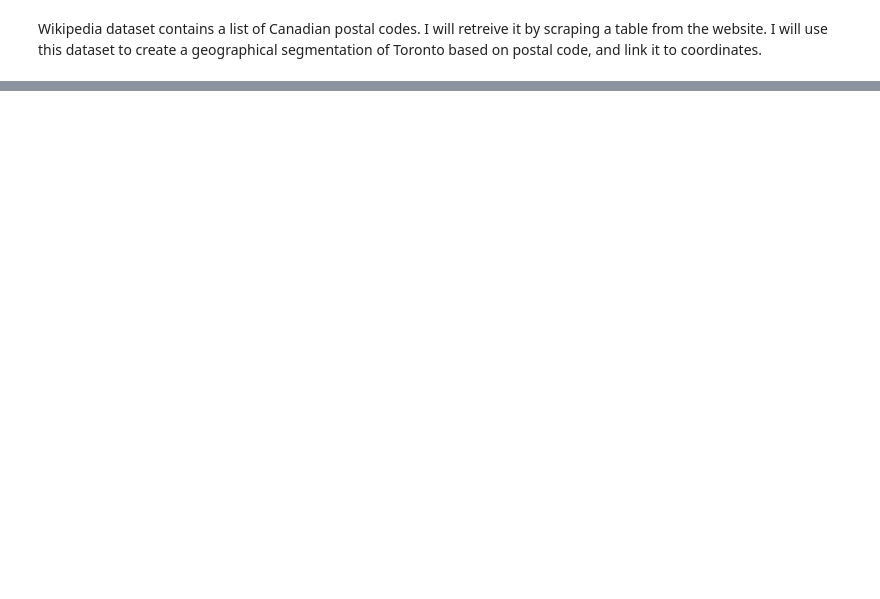
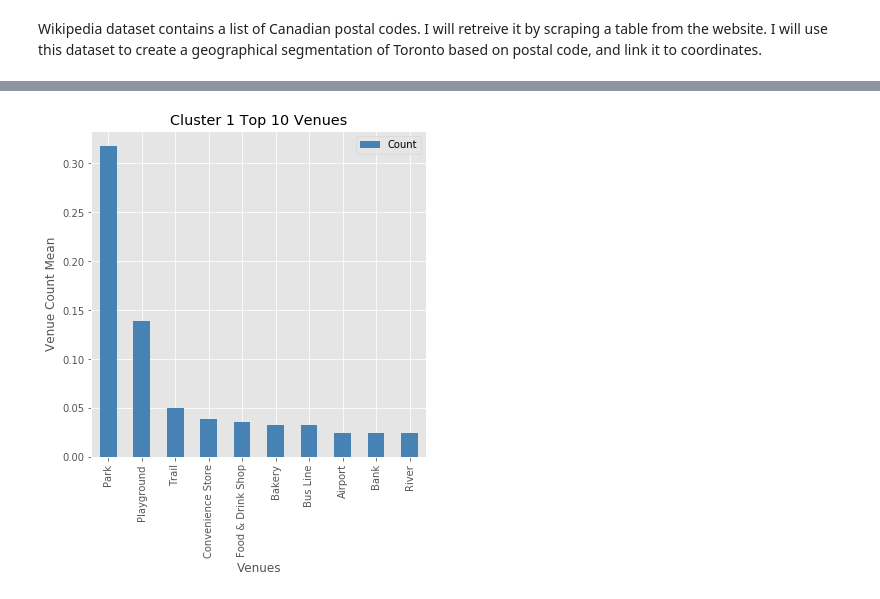
Before and after one commit to yanjiang888/Coursera_Capstone, a Jupyter notebook: Capstone_Final_Project.ipynb, the cells around one changed output, grey strips where cells are left out. Drawn from its saved outputs; the diff is of its cells as text; code cells hidden in the pictures; blank space fills up the shorter version.

```diff
--- a/Capstone_Final_Project.ipynb
+++ b/Capstone_Final_Project.ipynb
@@ -371,0 +567,7 @@ df_rating
+# %%
+postcode_labels = postcode_venues_sorted[["PostCode", "Cluster Labels"]]
+postcode_labels.set_index('PostCode')
+
+clusters_merged = pd.merge(postcode_labels, postcode_venues_grouped, on='PostCode')
+clusters_merged.drop(["PostCode"], axis=1, inplace=True)
+clusters_merged.head()
@@ -371,0 +582,3 @@ df_rating
+# %%
+cluster_grouped = clusters_merged.groupby('Cluster Labels').mean().reset_index()
+cluster_grouped.head()
@@ -371,0 +591,8 @@ df_rating
+# %%
+#prepare data for each cluster
+cluster1 = pd.DataFrame(cluster_grouped.iloc[0][1:]).reset_index()
+cluster1.columns=['VenueCategory','Count']
+cluster1.sort_values(by="Count", ascending=False, inplace=True)
+cluster1_toplist = cluster1[0:10]
+cluster1_toplist.set_index('VenueCategory', inplace=True)
+cluster1_toplist.head()
@@ -371,0 +637,18 @@ df_rating
+# %%
+# use the inline backend to generate the plots within the browser
+%matplotlib inline
+
+import matplotlib as mpl
+import matplotlib.pyplot as plt
+
+mpl.style.use('ggplot') # optional: for ggplot-like style
+# %%
+# generate plot
+cluster1_toplist.plot(kind='bar', figsize=(6, 6), color='steelblue')
+plt.xlabel('Venues')
+plt.ylabel('Venue Count Mean')
+plt.title('Cluster 1 Top 10 Venues')
+
+plt.show()
+# %% [output]
+[figure, added]
```
Also changed, not shown: parts of 72 cells of this notebook, 1 other file.
